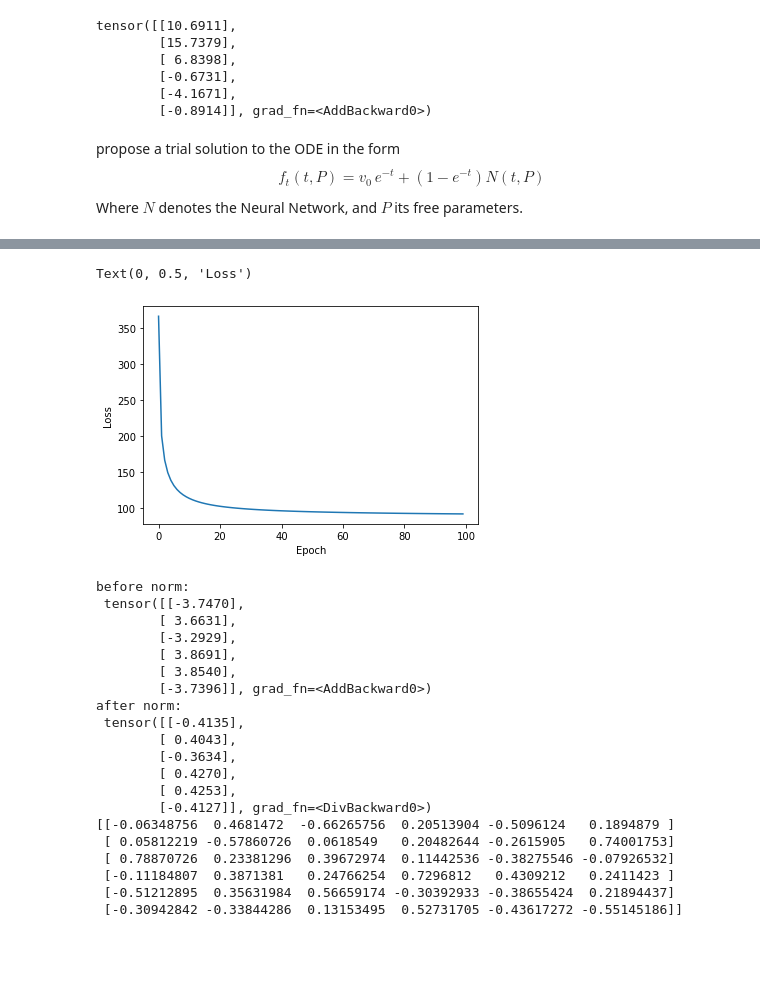
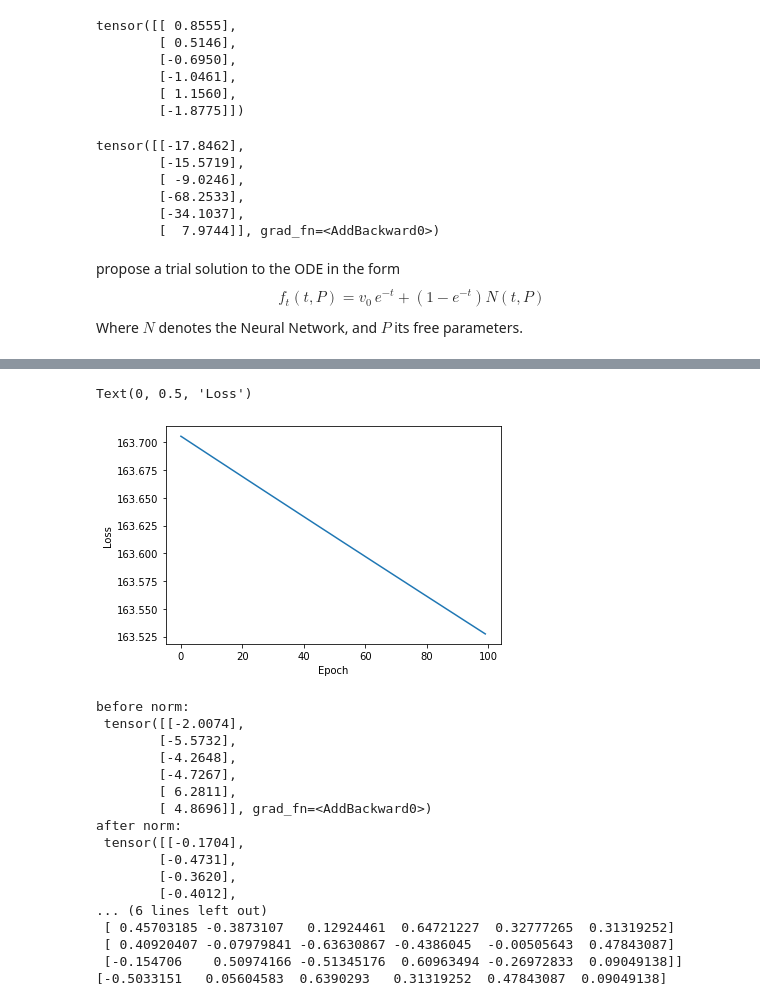
Before and after one commit to nicholaskarlsen/FYS-STK4155, a Jupyter notebook: project_3/notebooks/Eigen_torch.ipynb, the cells around one changed output, grey strips where cells are left out. Cells and saved outputs as stored; diff of their text form; code cells hidden in the pictures; blank space fills up the shorter version.

```diff
--- a/project_3/notebooks/Eigen_torch.ipynb
+++ b/project_3/notebooks/Eigen_torch.ipynb
@@ -13,7 +13,7 @@ device = torch.device("cpu")
 num_points = 100
 
 # normalized time domain for ODE
-t = torch.linspace(0, 1, num_points, device=device, dtype=dtype, requires_grad=True).reshape(-1,1)
+t = torch.linspace(0, 2, num_points, device=device, dtype=dtype, requires_grad=True).reshape(-1,1)
 
 # Make a random symetric + real matrix
 Q = torch.randn(6,6, device=device, dtype=dtype, requires_grad=False)
@@ -22,29 +22,42 @@ A.requires_grad = True
 
 # Initial guess for the eigenvalue
 v0 = torch.randn(A.size(0), device=device, dtype=dtype, requires_grad=False).reshape(-1,1)
+#eigval, eigvec = np.linalg.eigh(A.detach().numpy())
+#v0 = torch.from_numpy(eigvec[:, -1]).reshape(-1,1)
+
 
 # Trial solution to ODE
 def f_trial(t, N):
-    return v0 * torch.exp(-t*100) + (1 - torch.exp(-t*100)) * N
+    return v0 * torch.exp(-t) + (1 - torch.exp(-t)) * N
 
 # Shape of network
 input_dim = 1
-hidden_neurons = 100
+hidden_neurons = 50
 output_dim = v0.size(0)
 
 # Create random Tensors for weights.
 w1 = torch.randn(input_dim, hidden_neurons, device=device, dtype=dtype, requires_grad=True)
 w2 = torch.randn(hidden_neurons, output_dim, device=device, dtype=dtype, requires_grad=True)
+# %%
+print(v0)
+# %% [output]
+tensor([[ 0.8555],
+        [ 0.5146],
+        [-0.6950],
+        [-1.0461],
+        [ 1.1560],
+        [-1.8775]])
 # %%
 #v0.transpose(0,1).mm(A).mm(v0)
-- v0 + (v0.transpose(0,1).mm(v0) * A + (1 - v0.transpose(0,1).mm(A).mm(v0) * torch.eye(v0.size(0)))).mm(v0)
+v0_T = v0.transpose(0,1)
+(- v0 + (v0_T.mm(v0) * A  + (1 - v0_T.mm(A).mm(v0)) * torch.eye(v0.size(0))).mm(v0))
 # %% [output]
-tensor([[10.6911],
-        [15.7379],
-        [ 6.8398],
-        [-0.6731],
-        [-4.1671],
-        [-0.8914]], grad_fn=<AddBackward0>)
+tensor([[-17.8462],
+        [-15.5719],
+        [ -9.0246],
+        [-68.2533],
+        [-34.1037],
+        [  7.9744]], grad_fn=<AddBackward0>)
 # %% [markdown]
 propose a trial solution to the ODE in the form
 $$
@@ -64,7 +77,9 @@ def costfunction(t, N, A, trial_func):
         dfdt, dfdN = jacobian(trial_func, (t[i], N[i]), create_graph=True)
 
         # right hand side of ODE
-        RHS = (- v + (v_T.mm(v) * A  + (1 - v_T.mm(A).mm(v) * torch.eye(v.size(0)))).mm(v))
+        RHS = (- v + (v_T.mm(v) * A  + (1 - v_T.mm(A).mm(v)) * torch.eye(v.size(0))).mm(v))
+
+           # (-x_t + (x_t.T @ x_t * A + (1 - x_t.T @ A @ x_t) * np.identity(np.size(x_t,0))) @ x_t)
 
         # Increment the loss function
         loss = loss + (dfdt - RHS).pow(2).mean()
@@ -75,7 +90,7 @@ EPOCHS = 100
 
 loss_arr = np.empty(EPOCHS, dtype=np.float)
 
-learning_rate = 0.0002
+learning_rate = 0.0000002
 for epoch in range(EPOCHS):
     N_output = F.relu(t.mm(w1)).mm(w2)
 
@@ -116,5 +131,5 @@ plt.ylabel("Loss")
 Text(0, 0.5, 'Loss')
-[figure, old version]
+[figure, new version]
 # %%
 v_pred = f_trial(t[-1,:], N_output[-1,:].reshape(-1,1))
 
@@ -122,26 +137,26 @@ print("before norm: \n",v_pred)
 v_pred = v_pred/v_pred.norm()
 print("after norm: \n", v_pred)
 
-eigal, eigvec = np.linalg.eigh(A.detach().numpy())
+eigval, eigvec = np.linalg.eigh(A.detach().numpy())
+print(eigval)
 print(eigvec)
+
+print(eigvec[:,-1])
 # %% [output]
 before norm:
- tensor([[-3.7470],
-        [ 3.6631],
-        [-3.2929],
-        [ 3.8691],
-        [ 3.8540],
-        [-3.7396]], grad_fn=<AddBackward0>)
+ tensor([[-2.0074],
+        [-5.5732],
+        [-4.2648],
+        [-4.7267],
+        [ 6.2811],
+        [ 4.8696]], grad_fn=<AddBackward0>)
 after norm:
- tensor([[-0.4135],
-        [ 0.4043],
-        [-0.3634],
-        [ 0.4270],
-        [ 0.4253],
-        [-0.4127]], grad_fn=<DivBackward0>)
-[[-0.06348756  0.4681472  -0.66265756  0.20513904 -0.5096124   0.1894879 ]
- [ 0.05812219 -0.57860726  0.0618549   0.20482644 -0.2615905   0.74001753]
- [ 0.78870726  0.23381296  0.39672974  0.11442536 -0.38275546 -0.07926532]
- [-0.11184807  0.3871381   0.24766254  0.7296812   0.4309212   0.2411423 ]
- [-0.51212895  0.35631984  0.56659174 -0.30392933 -0.38655424  0.21894437]
- [-0.30942842 -0.33844286  0.13153495  0.52731705 -0.43617272 -0.55145186]]
+ tensor([[-0.1704],
+        [-0.4731],
+        [-0.3620],
+        [-0.4012],
+... (6 lines left out)
+ [ 0.45703185 -0.3873107   0.12924461  0.64721227  0.32777265  0.31319252]
+ [ 0.40920407 -0.07979841 -0.63630867 -0.4386045  -0.00505643  0.47843087]
+ [-0.154706    0.50974166 -0.51345176  0.60963494 -0.26972833  0.09049138]]
+[-0.5033151   0.05604583  0.6390293   0.31319252  0.47843087  0.09049138]
```
Also changed, not shown: parts of 3 cells of this notebook, 1 other file.
